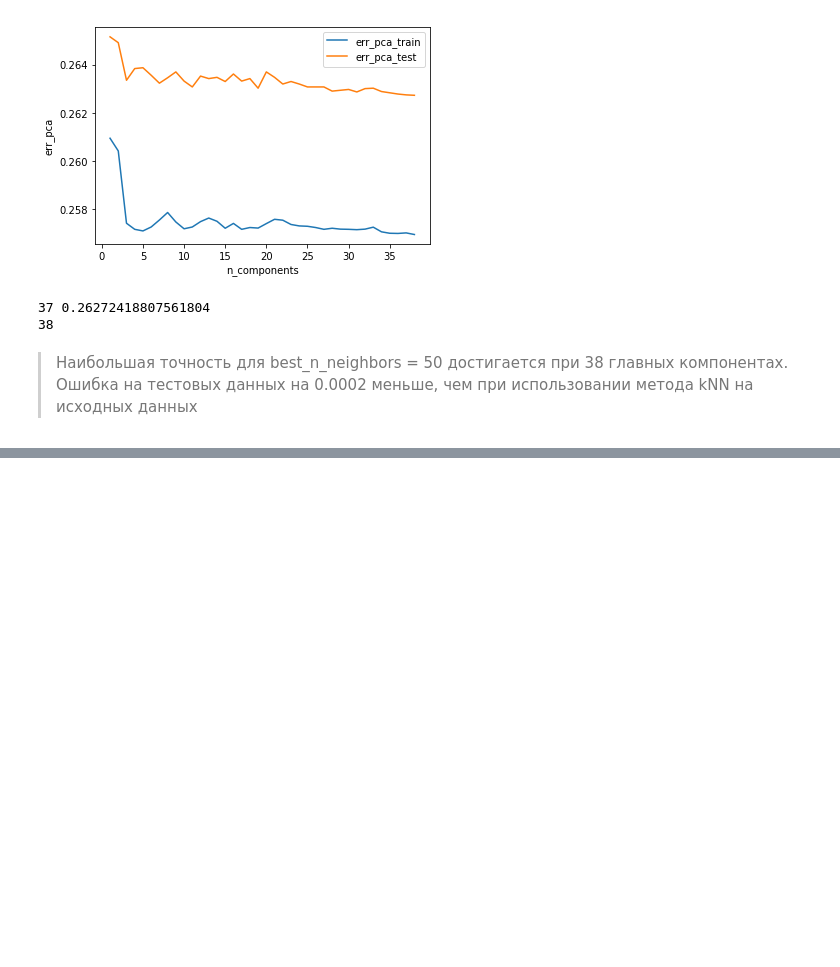
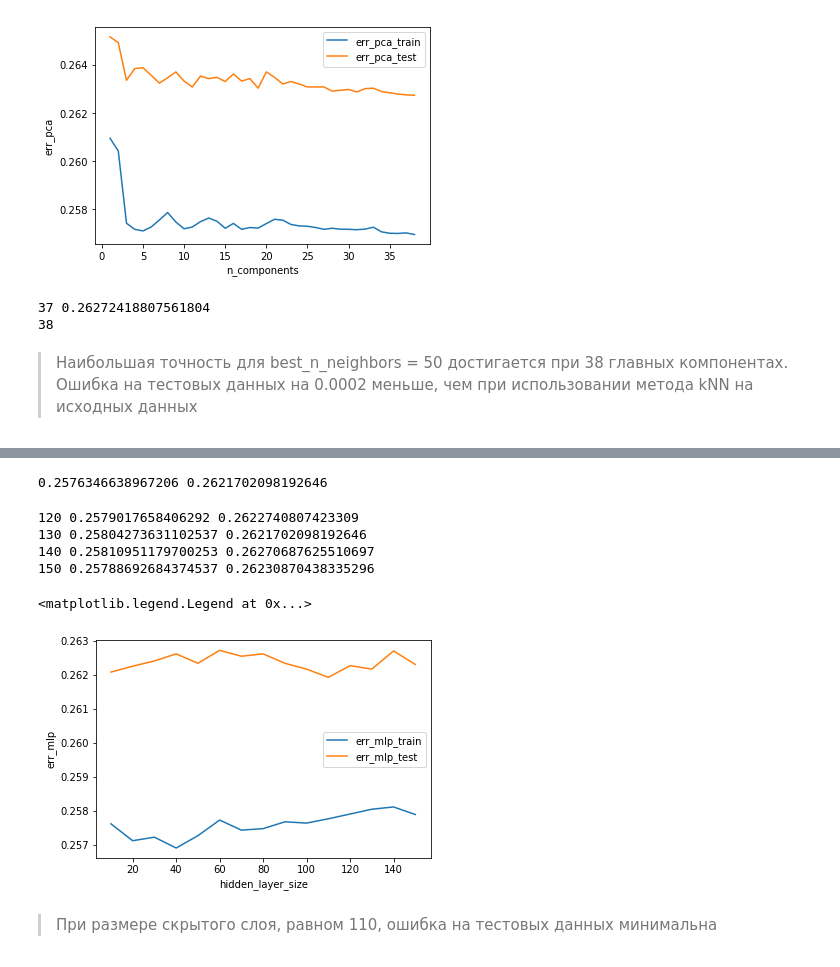
Before and after one commit to VinogradovaE/MachineLearning, a Jupyter notebook: renttherunway-fit-dataset.ipynb, the cells around one changed output, grey strips where cells are left out. Saved outputs shown, nothing was run; the diff lists cells and outputs as text; code cells hidden in the pictures; blank space fills up the shorter version.

```diff
--- a/renttherunway-fit-dataset.ipynb
+++ b/renttherunway-fit-dataset.ipynb
@@ -582,0 +585,5 @@ print(len(err_pca_test))
+# %%
+from sklearn.neural_network import MLPClassifier
+mlp_model = MLPClassifier(hidden_layer_sizes = (100,), solver = 'lbfgs',
+                          activation = 'logistic', random_state = 42)
+mlp_model.fit(X_train, y_train)
@@ -582,0 +598,38 @@ print(len(err_pca_test))
+# %%
+y_train_pred = mlp_model.predict(X_train)
+y_test_pred = mlp_model.predict(X_test)
+print(np.mean(y_train != y_train_pred), np.mean(y_test != y_test_pred))
+# %% [output]
+0.2576346638967206 0.2621702098192646
+# %%
+err_mlp_train = []
+err_mlp_test = []
+# %%
+for n in range(120, 160, 10):
+    mlp_model = MLPClassifier(hidden_layer_sizes = (n,), solver = 'lbfgs',
+                          activation = 'logistic', random_state = 42)
+    mlp_model.fit(X_train, y_train)
+
+    err_train = np.mean(y_train != mlp_model.predict(X_train))
+    err_test  = np.mean(y_test  != mlp_model.predict(X_test))
+
+    err_mlp_train.append(err_train)
+    err_mlp_test.append(err_test)
+
+    print(n, err_train, err_test)
+# %% [output]
+120 0.2579017658406292 0.2622740807423309
+130 0.25804273631102537 0.2621702098192646
+140 0.25810951179700253 0.26270687625510697
+150 0.25788692684374537 0.26230870438335296
+# %%
+plt.plot(range(10, 160, 10), err_mlp_train, label='err_mlp_train')
+plt.plot(range(10, 160, 10), err_mlp_test, label='err_mlp_test')
+plt.xlabel('hidden_layer_size')
+plt.ylabel('err_mlp')
+plt.legend()
+# %% [output]
+<matplotlib.legend.Legend at 0x...>
+[figure, added]
+# %% [markdown]
+> При размере скрытого слоя, равном 110, ошибка на тестовых данных минимальна
```
Also changed, not shown: parts of 28 cells of this notebook.
